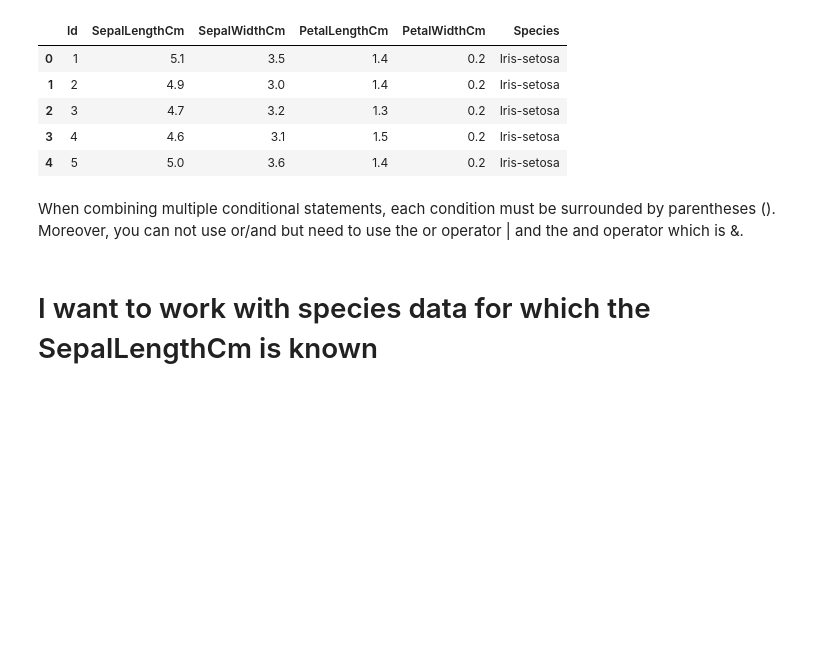
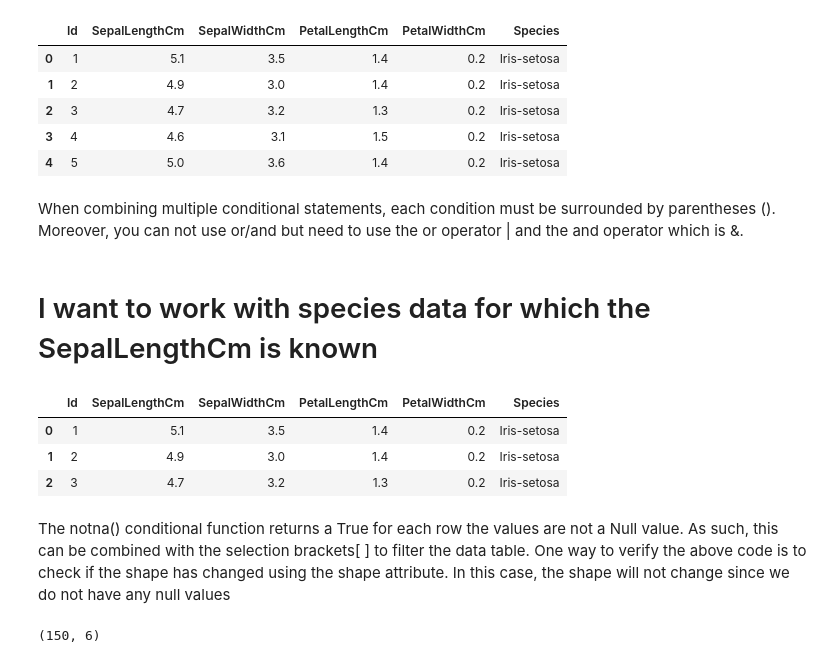
Before and after one commit to 254Bit/PythonPandasExercise, a Jupyter notebook: getting_started_pandas.ipynb, the cells around one changed output. Drawn from its saved outputs; the diff is of its cells as text; code cells hidden in the pictures; blank space fills up the shorter version.

```diff
--- a/getting_started_pandas.ipynb
+++ b/getting_started_pandas.ipynb
@@ -309,3 +309,19 @@ two_species.head()
 When combining multiple conditional statements, each condition must be surrounded by parentheses (). Moreover, you can not use or/and but need to use the or operator | and the and operator which is &.
 # %% [markdown]
 # I want to work with species data for which the SepalLengthCm is known
+# %%
+sepal_length_known = iris[iris['SepalLengthCm'].notna()]
+sepal_length_known.head(3)
+# %% [output]
+|  | Id | SepalLengthCm | SepalWidthCm | PetalLengthCm | PetalWidthCm | Species |
+| 0 | 1 | 5.1 | 3.5 | 1.4 | 0.2 | Iris-setosa |
+| 1 | 2 | 4.9 | 3.0 | 1.4 | 0.2 | Iris-setosa |
+| 2 | 3 | 4.7 | 3.2 | 1.3 | 0.2 | Iris-setosa |
+# %% [markdown]
+The notna() conditional function returns a True for each row the values are not a Null value. As such, this can be combined with the selection brackets[ ] to filter the data table.
+One way to verify the above code is to check if the shape has changed using the shape attribute.
+In this case, the shape will not change since we do not have any null values
+# %%
+sepal_length_known.shape
+# %% [output]
+(150, 6)
```
Also changed, not shown: parts of 9 cells of this notebook, 4 other files.
